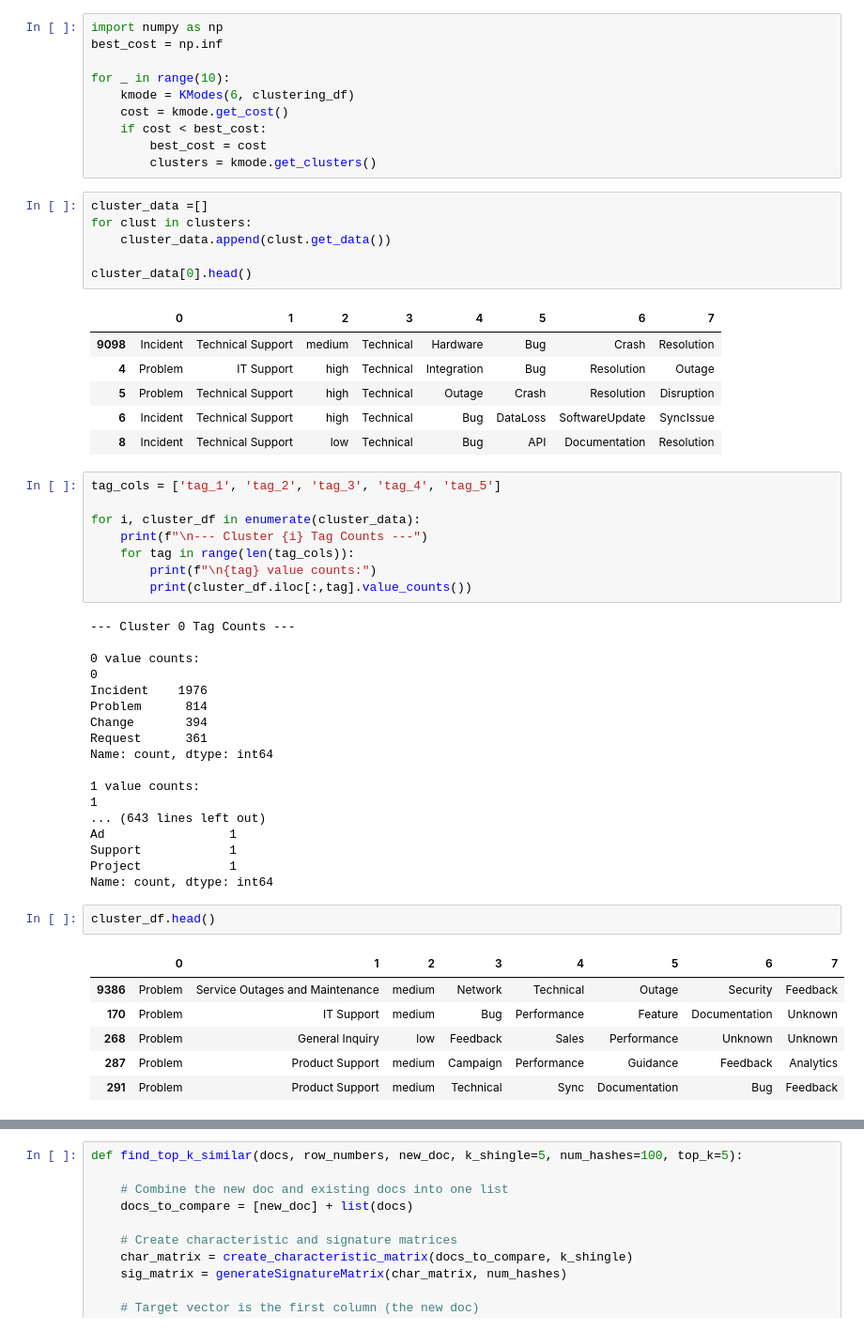
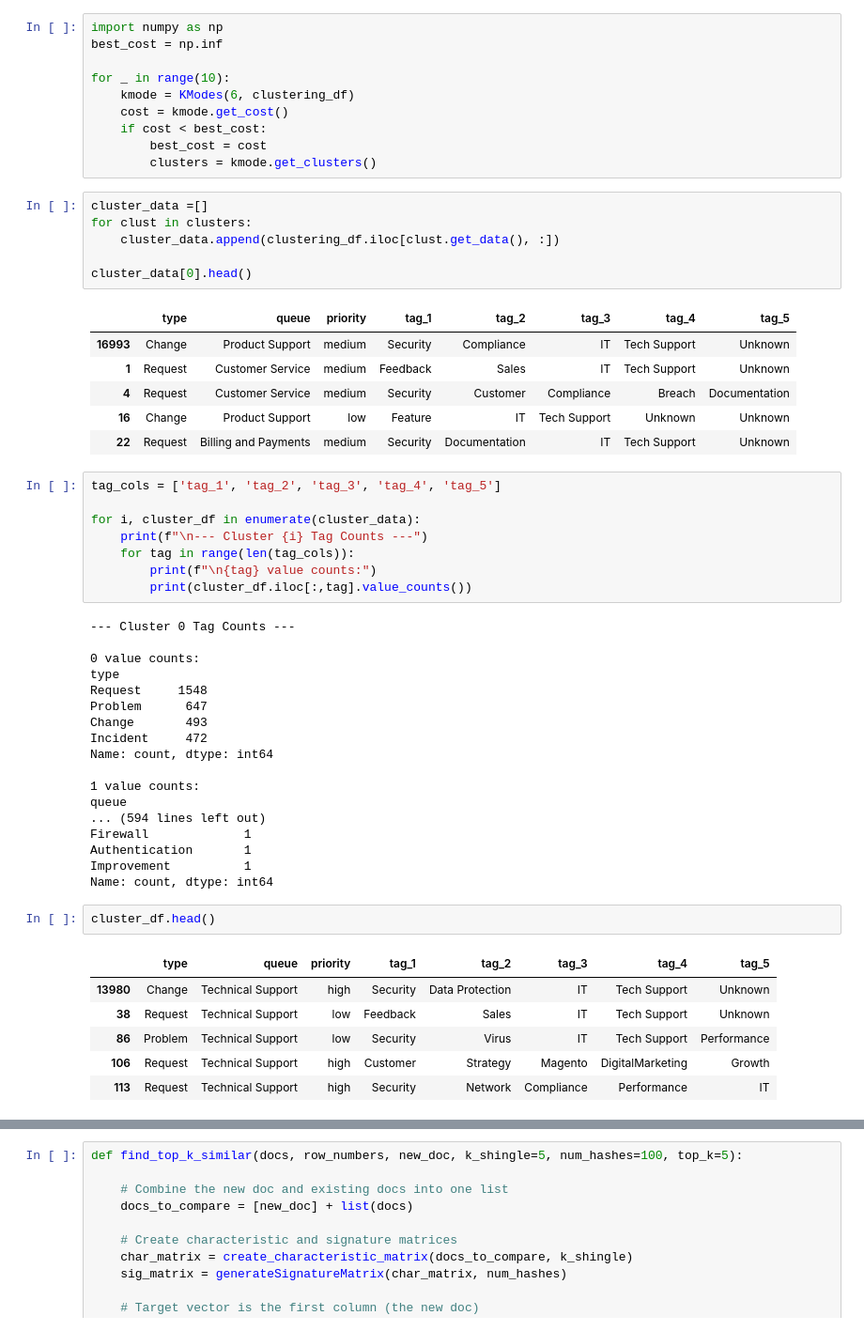
Before and after one commit to JRCockrum/csci4022-final-project, a Jupyter notebook: notebooks/kmodes_test.ipynb, the cells around one changed output, grey strips where cells are left out. Shown: that part at 94% size. Drawn from its saved outputs; the diff is of its cells as text.

```diff
--- a/notebooks/kmodes_test.ipynb
+++ b/notebooks/kmodes_test.ipynb
@@ -177,16 +180,16 @@ for _ in range(10):
 # %%
 cluster_data =[]
 for clust in clusters:
-    cluster_data.append(clust.get_data())
+    cluster_data.append(clustering_df.iloc[clust.get_data(), :])
 
 cluster_data[0].head()
 # %% [output]
-|  | 0 | 1 | 2 | 3 | 4 | 5 | 6 | 7 |
-| 9098 | Incident | Technical Support | medium | Technical | Hardware | Bug | Crash | Resolution |
-| 4 | Problem | IT Support | high | Technical | Integration | Bug | Resolution | Outage |
-| 5 | Problem | Technical Support | high | Technical | Outage | Crash | Resolution | Disruption |
-| 6 | Incident | Technical Support | high | Technical | Bug | DataLoss | SoftwareUpdate | SyncIssue |
-| 8 | Incident | Technical Support | low | Technical | Bug | API | Documentation | Resolution |
+|  | type | queue | priority | tag_1 | tag_2 | tag_3 | tag_4 | tag_5 |
+| 16993 | Change | Product Support | medium | Security | Compliance | IT | Tech Support | Unknown |
+| 1 | Request | Customer Service | medium | Feedback | Sales | IT | Tech Support | Unknown |
+| 4 | Request | Customer Service | medium | Security | Customer | Compliance | Breach | Documentation |
+| 16 | Change | Product Support | low | Feature | IT | Tech Support | Unknown | Unknown |
+| 22 | Request | Billing and Payments | medium | Security | Documentation | IT | Tech Support | Unknown |
 # %%
 tag_cols = ['tag_1', 'tag_2', 'tag_3', 'tag_4', 'tag_5']
 
@@ -199,29 +202,29 @@ for i, cluster_df in enumerate(cluster_data):
 --- Cluster 0 Tag Counts ---
 
 0 value counts:
-0
-Incident    1976
-Problem      814
-Change       394
-Request      361
+type
+Request     1548
+Problem      647
+Change       493
+Incident     472
 Name: count, dtype: int64
 
 1 value counts:
-1
-... (643 lines left out)
-Ad                 1
-Support            1
-Project            1
+queue
+... (594 lines left out)
+Firewall             1
+Authentication       1
+Improvement          1
 Name: count, dtype: int64
 # %%
 cluster_df.head()
 # %% [output]
-|  | 0 | 1 | 2 | 3 | 4 | 5 | 6 | 7 |
-| 9386 | Problem | Service Outages and Maintenance | medium | Network | Technical | Outage | Security | Feedback |
-| 170 | Problem | IT Support | medium | Bug | Performance | Feature | Documentation | Unknown |
-| 268 | Problem | General Inquiry | low | Feedback | Sales | Performance | Unknown | Unknown |
-| 287 | Problem | Product Support | medium | Campaign | Performance | Guidance | Feedback | Analytics |
-| 291 | Problem | Product Support | medium | Technical | Sync | Documentation | Bug | Feedback |
+|  | type | queue | priority | tag_1 | tag_2 | tag_3 | tag_4 | tag_5 |
+| 13980 | Change | Technical Support | high | Security | Data Protection | IT | Tech Support | Unknown |
+| 38 | Request | Technical Support | low | Feedback | Sales | IT | Tech Support | Unknown |
+| 86 | Problem | Technical Support | low | Security | Virus | IT | Tech Support | Performance |
+| 106 | Request | Technical Support | high | Customer | Strategy | Magento | DigitalMarketing | Growth |
+| 113 | Request | Technical Support | high | Security | Network | Compliance | Performance | IT |
 # %%
 #Barchart for top tags in each cluster
 
```
Also changed, not shown: parts of 6 cells of this notebook.
